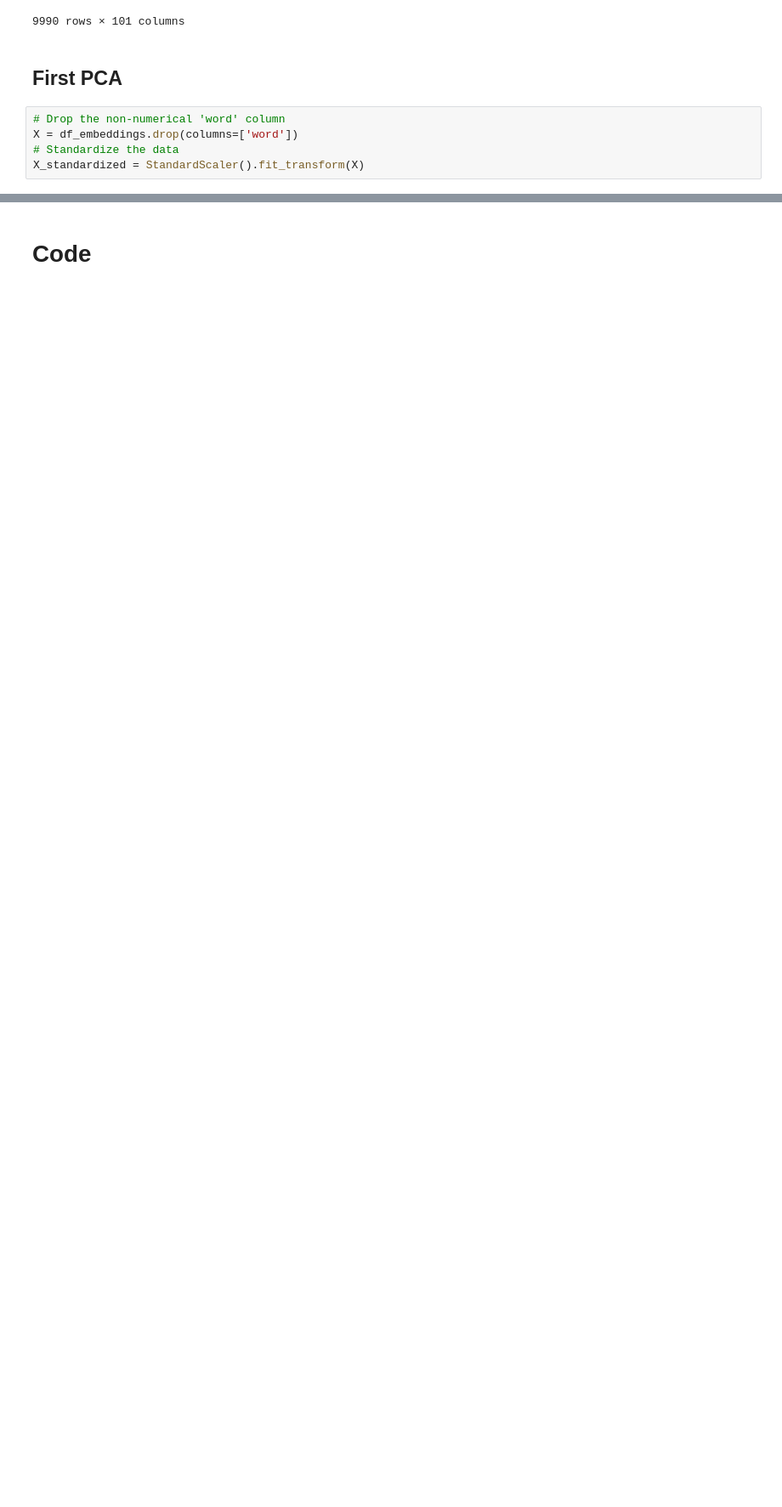
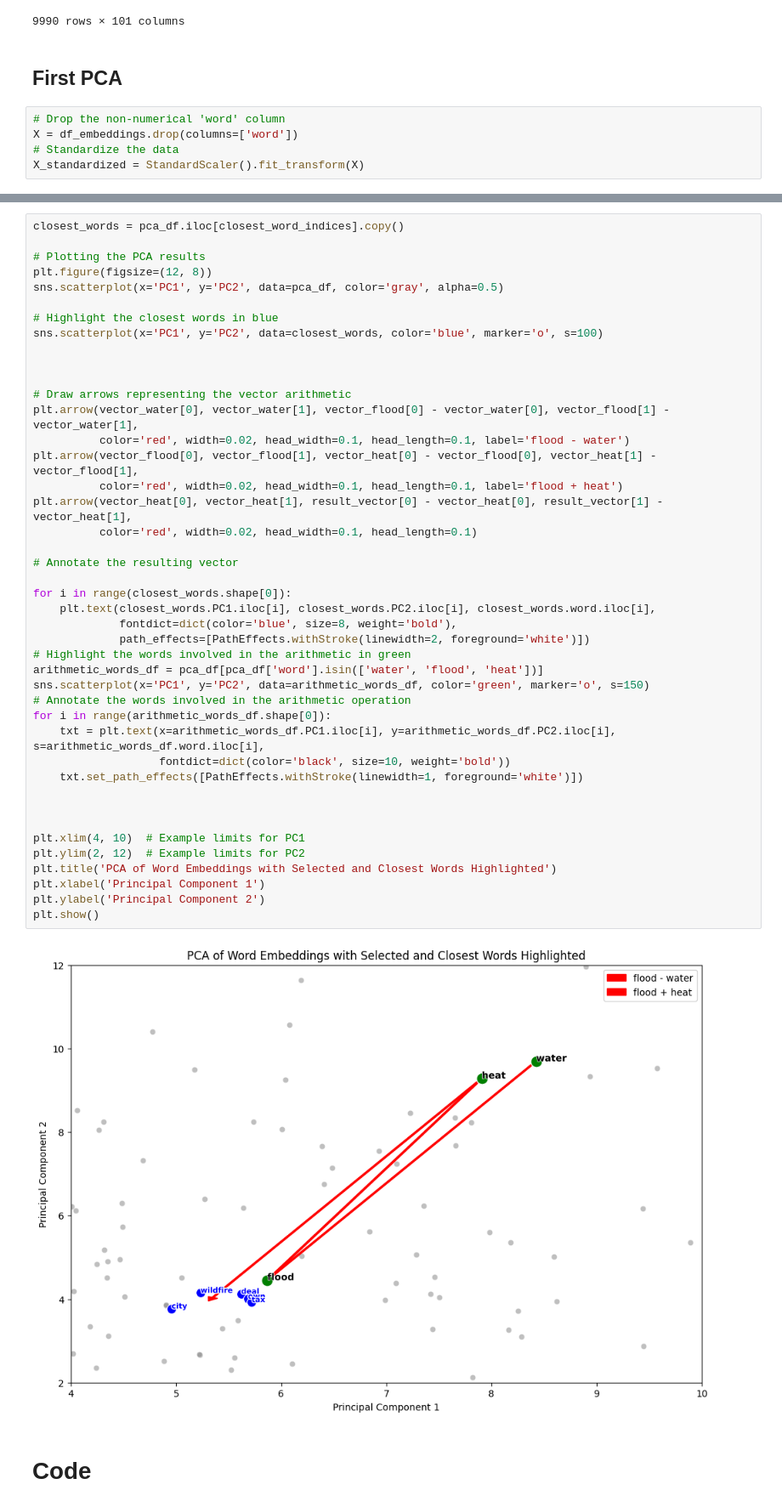
Before and after one commit to tobiaswtzl/dlss-project24, a Jupyter notebook: code/2. Deep Learning Model/SemSim.ipynb, the cells around one changed output, grey strips where cells are left out. Shown at 85% size. Drawn from its saved outputs; the diff is of its cells as text; blank space fills up the shorter version.

```diff
--- a/code/2. Deep Learning Model/SemSim.ipynb
+++ b/code/2. Deep Learning Model/SemSim.ipynb
@@ -122,3 +142,48 @@ extreme
+# %%
+closest_words = pca_df.iloc[closest_word_indices].copy()
+
+# Plotting the PCA results
+plt.figure(figsize=(12, 8))
+sns.scatterplot(x='PC1', y='PC2', data=pca_df, color='gray', alpha=0.5)
+
+# Highlight the closest words in blue
+sns.scatterplot(x='PC1', y='PC2', data=closest_words, color='blue', marker='o', s=100)
+
+
+
+# Draw arrows representing the vector arithmetic
+plt.arrow(vector_water[0], vector_water[1], vector_flood[0] - vector_water[0], vector_flood[1] - vector_water[1],
+          color='red', width=0.02, head_width=0.1, head_length=0.1, label='flood - water')
+plt.arrow(vector_flood[0], vector_flood[1], vector_heat[0] - vector_flood[0], vector_heat[1] - vector_flood[1],
+          color='red', width=0.02, head_width=0.1, head_length=0.1, label='flood + heat')
+plt.arrow(vector_heat[0], vector_heat[1], result_vector[0] - vector_heat[0], result_vector[1] - vector_heat[1],
+          color='red', width=0.02, head_width=0.1, head_length=0.1)
+
+# Annotate the resulting vector
+
+for i in range(closest_words.shape[0]):
+    plt.text(closest_words.PC1.iloc[i], closest_words.PC2.iloc[i], closest_words.word.iloc[i],
+             fontdict=dict(color='blue', size=8, weight='bold'),
+             path_effects=[PathEffects.withStroke(linewidth=2, foreground='white')])
+# Highlight the words involved in the arithmetic in green
+arithmetic_words_df = pca_df[pca_df['word'].isin(['water', 'flood', 'heat'])]
+sns.scatterplot(x='PC1', y='PC2', data=arithmetic_words_df, color='green', marker='o', s=150)
+# Annotate the words involved in the arithmetic operation
+for i in range(arithmetic_words_df.shape[0]):
+    txt = plt.text(x=arithmetic_words_df.PC1.iloc[i], y=arithmetic_words_df.PC2.iloc[i], s=arithmetic_words_df.word.iloc[i],
+                   fontdict=dict(color='black', size=10, weight='bold'))
+    txt.set_path_effects([PathEffects.withStroke(linewidth=1, foreground='white')])
+
+
+
+plt.xlim(4, 10)  # Example limits for PC1
+plt.ylim(2, 12)  # Example limits for PC2
+plt.title('PCA of Word Embeddings with Selected and Closest Words Highlighted')
+plt.xlabel('Principal Component 1')
+plt.ylabel('Principal Component 2')
+plt.show()
+# %% [output]
+[figure, added]
 # %% [markdown]
 # Code
 # %%
```
Also changed, not shown: parts of 9 cells of this notebook, 2 other files.
